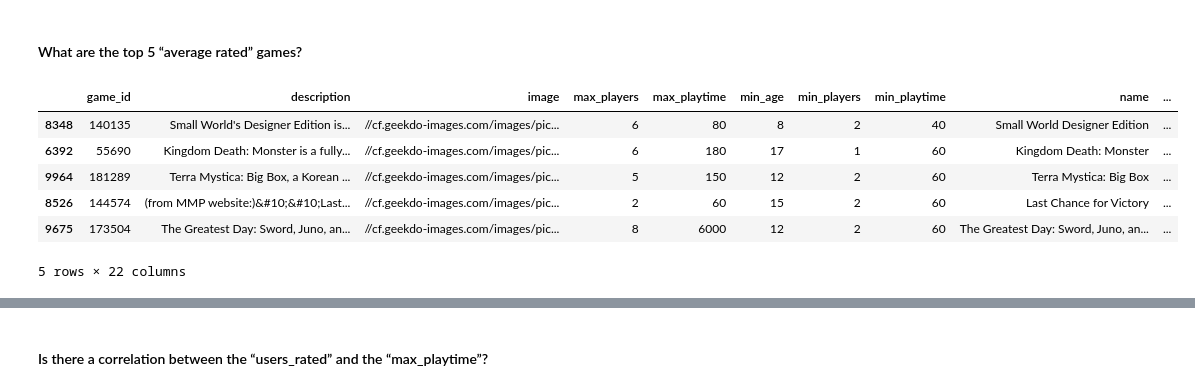
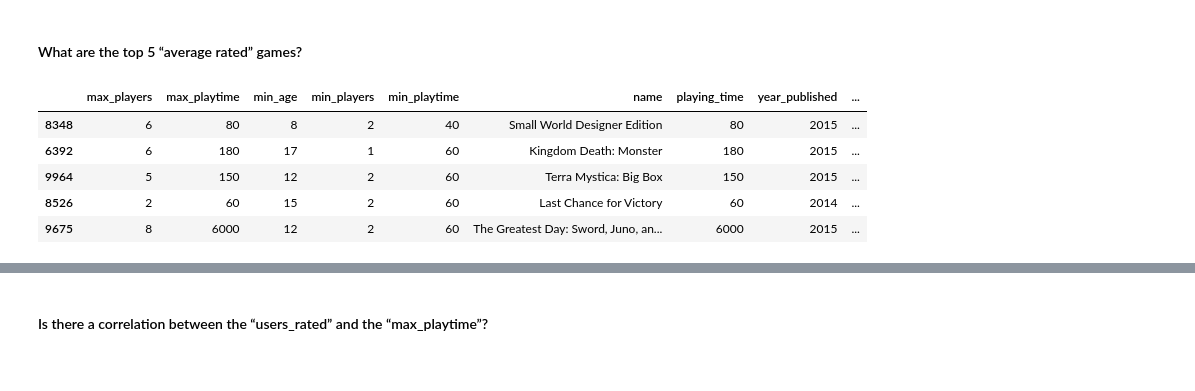
Before and after one commit to ayllinBukovic/AyllinBukovic_DVisHDip_CA1, a Jupyter notebook: AyllinBukovic_DVisHDip_CA1.ipynb, the cells around one changed output, grey strips where cells are left out. Saved outputs shown, nothing was run; the diff lists cells and outputs as text; code cells hidden in the pictures.

```diff
--- a/AyllinBukovic_DVisHDip_CA1.ipynb
+++ b/AyllinBukovic_DVisHDip_CA1.ipynb
@@ -49,3 +54,6 @@ Data columns (total 22 columns):
  21  users_rated     10532 non-null  int64
 dtypes: float64(1), int64(9), object(12)
 memory usage: 1.8+ MB
+# %%
+df_games=df.drop(columns=["game_id","description","image","thumbnail","artist","compilation",
+                    "designer","expansion","family","publisher"])
@@ -51,0 +102,4 @@ memory usage: 1.8+ MB
+# %%
+df_games["category"].fillna(value="No Category", inplace=True)
+# %%
+df_games["mechanic"].fillna(value="No Mechanic", inplace=True)
@@ -51,0 +128,5 @@ memory usage: 1.8+ MB
+# %%
+order_columns = ['name', 'average_rating', 'category', 'max_playtime','min_playtime','playing_time','min_age',
+             'min_players','max_players','mechanic', 'users_rated','year_published']
+df_games=df_games[order_columns]
+df_games
@@ -52,13 +147,13 @@ memory usage: 1.8+ MB
 # %% [markdown]
 #### What are the top 5 “average rated” games?
 # %%
-top5=df.sort_values(by="average_rating", ascending=False)
-top5.head(5)
+top5=df_games.sort_values(by="average_rating", ascending=False)
+top_5=top5.head(5)
+top_5
 # %% [output]
-|  | game_id | description | image | max_players | max_playtime | min_age | min_players | min_playtime | name | ... |
-| 8348 | 140135 | Small World's Designer Edition is... | //cf.geekdo-images.com/images/pic... | 6 | 80 | 8 | 2 | 40 | Small World Designer Edition | ... |
-| 6392 | 55690 | Kingdom Death: Monster is a fully... | //cf.geekdo-images.com/images/pic... | 6 | 180 | 17 | 1 | 60 | Kingdom Death: Monster | ... |
-| 9964 | 181289 | Terra Mystica: Big Box, a Korean ... | //cf.geekdo-images.com/images/pic... | 5 | 150 | 12 | 2 | 60 | Terra Mystica: Big Box | ... |
-| 8526 | 144574 | (from MMP website:)&#10;&#10;Last... | //cf.geekdo-images.com/images/pic... | 2 | 60 | 15 | 2 | 60 | Last Chance for Victory | ... |
-| 9675 | 173504 | The Greatest Day: Sword, Juno, an... | //cf.geekdo-images.com/images/pic... | 8 | 6000 | 12 | 2 | 60 | The Greatest Day: Sword, Juno, an... | ... |
+|  | max_players | max_playtime | min_age | min_players | min_playtime | name | playing_time | year_published | ... |
+| 8348 | 6 | 80 | 8 | 2 | 40 | Small World Designer Edition | 80 | 2015 | ... |
+| 6392 | 6 | 180 | 17 | 1 | 60 | Kingdom Death: Monster | 180 | 2015 | ... |
+| 9964 | 5 | 150 | 12 | 2 | 60 | Terra Mystica: Big Box | 150 | 2015 | ... |
+| 8526 | 2 | 60 | 15 | 2 | 60 | Last Chance for Victory | 60 | 2014 | ... |
+| 9675 | 8 | 6000 | 12 | 2 | 60 | The Greatest Day: Sword, Juno, an... | 6000 | 2015 | ... |
-5 rows × 22 columns
```
Also changed, not shown: parts of 10 cells of this notebook.
